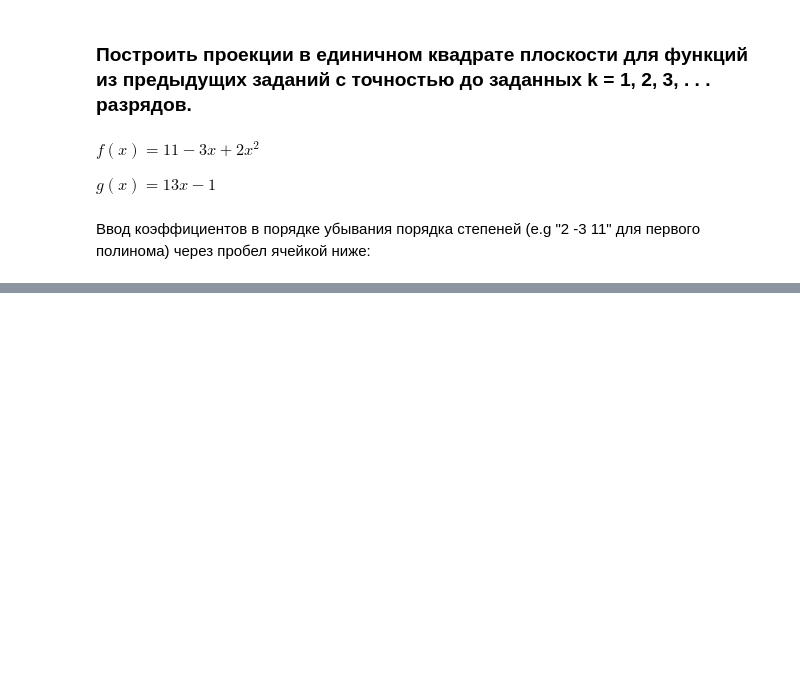
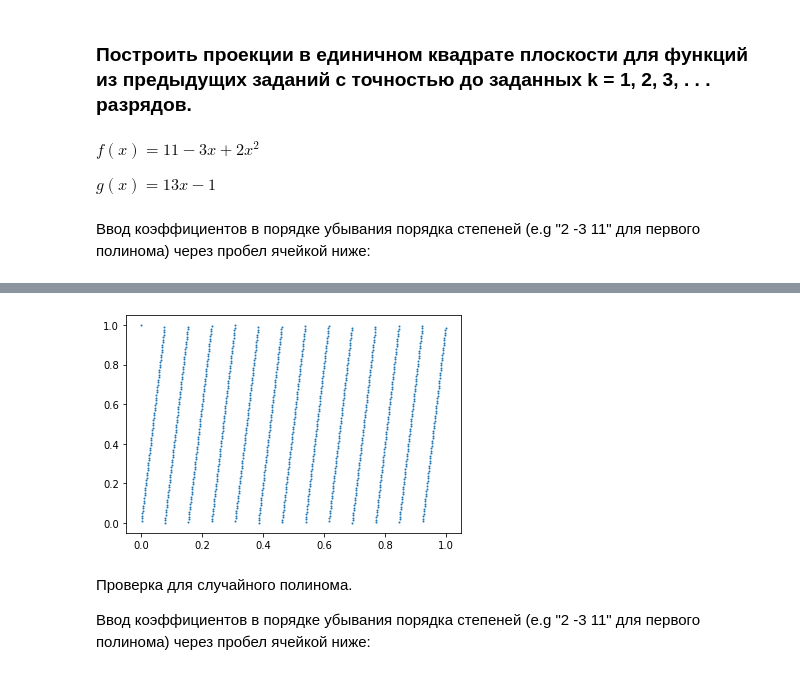
Before and after one commit to Lynxtail/Additional-chapters-of-discrete-math, a Jupyter notebook: second.ipynb, the cells around one changed output, grey strips where cells are left out. Saved outputs shown, nothing was run; the diff lists cells and outputs as text; code cells hidden in the pictures; blank space fills up the shorter version.

```diff
--- a/second.ipynb
+++ b/second.ipynb
@@ -40,0 +37,16 @@ plt.show()
+# %%
+z = (13, -1)
+
+l_s = list(range(p**k))
+
+x_s = [x / p**k for x in l_s]
+y_s = [(f(x, z) % p**k) / p**k for x in l_s]
+# %%
+plt.scatter(x_s, y_s, s=1)
+plt.show()
+# %% [output]
+[figure, added]
+# %% [markdown]
+Проверка для случайного полинома.
+
+Ввод коэффициентов в порядке убывания порядка степеней (e.g "2 -3 11" для первого полинома) через пробел ячейкой ниже:
```
Also changed, not shown: parts of 5 cells of this notebook.
